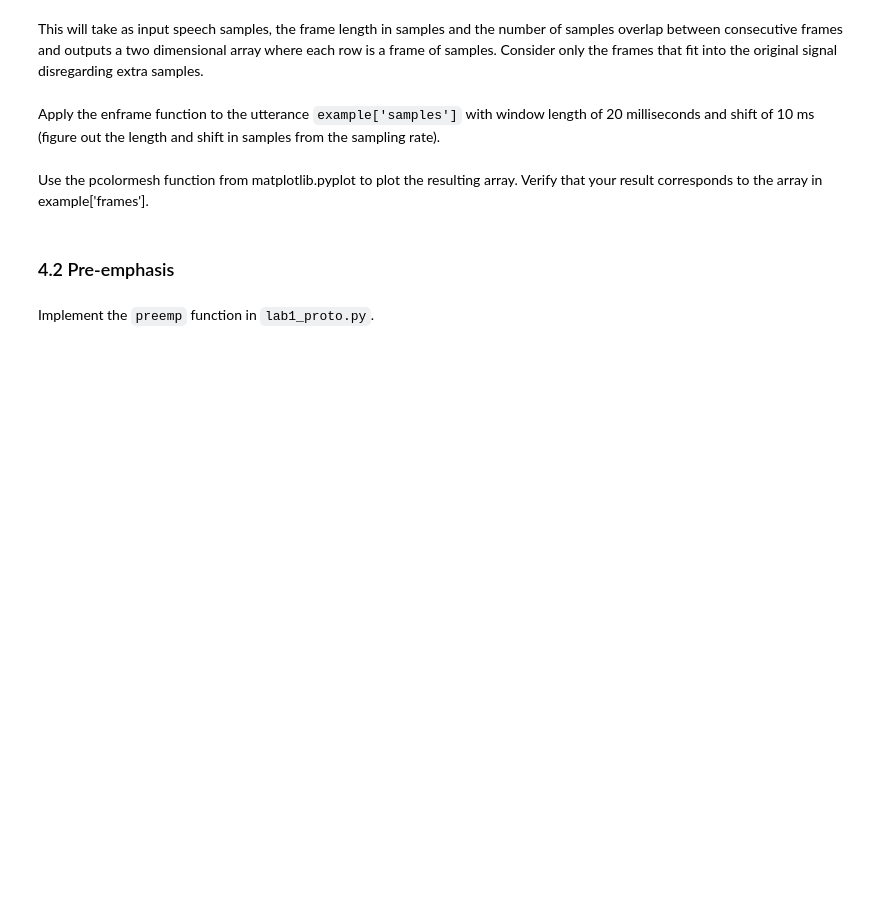
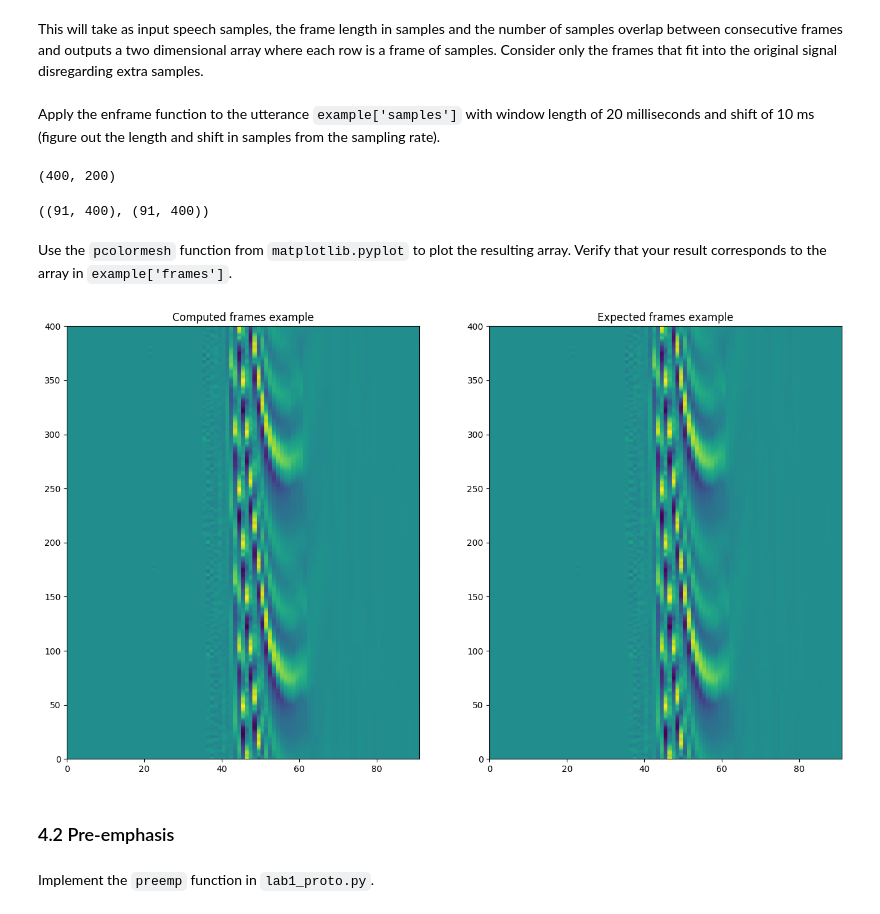
Before and after one commit to celdot/Speech_Speaker_Recognition, a Jupyter notebook: Assignements/lab1/lab1.ipynb, the cells around one changed output. Drawn from its saved outputs; the diff is of its cells as text; code cells hidden in the pictures; blank space fills up the shorter version.

```diff
--- a/Assignements/lab1/lab1.ipynb
+++ b/Assignements/lab1/lab1.ipynb
@@ -43,8 +52,30 @@ Implement the `enframe` function in lab1_proto.py.
 This will take as input speech samples, the frame length in samples and the number of samples overlap between consecutive frames and outputs a two dimensional array where each row is a frame of samples. Consider only the frames that fit into the original signal disregarding extra samples.
 # %% [markdown]
 Apply the enframe function to the utterance `example['samples']` with window length of 20 milliseconds and shift of 10 ms (figure out the length and shift in samples from the sampling rate).
+# %%
+computed_enframe = proto.enframe(example['samples'], 400, 200)
+## We used the window length and shift to match the example
+# %%
+sample_winlen = int(example["samplingrate"] * 0.02)
+sample_winshift = int(example["samplingrate"] * 0.01)
+sample_winlen, sample_winshift
+# %% [output]
+(400, 200)
+# %%
+computed_enframe.shape, example['frames'].shape
+# %% [output]
+((91, 400), (91, 400))
 # %% [markdown]
-Use the pcolormesh function from matplotlib.pyplot to plot the resulting array. Verify that your result corresponds to the array in example['frames'].
+Use the `pcolormesh` function from `matplotlib.pyplot` to plot the resulting array. Verify that your result corresponds to the array in `example['frames']`.
+# %%
+fig, ax = plt.subplots(1, 2, figsize=(16, 9))
+ax[0].pcolormesh(computed_enframe.T)
+ax[0].set_title('Computed frames example')
+ax[1].pcolormesh(example['frames'].T)
+ax[1].set_title('Expected frames example')
+plt.show()
+# %% [output]
+[figure, added]
 # %% [markdown]
 ### 4.2 Pre-emphasis
 # %% [markdown]
```
Also changed, not shown: parts of 44 cells of this notebook, 2 other files.
